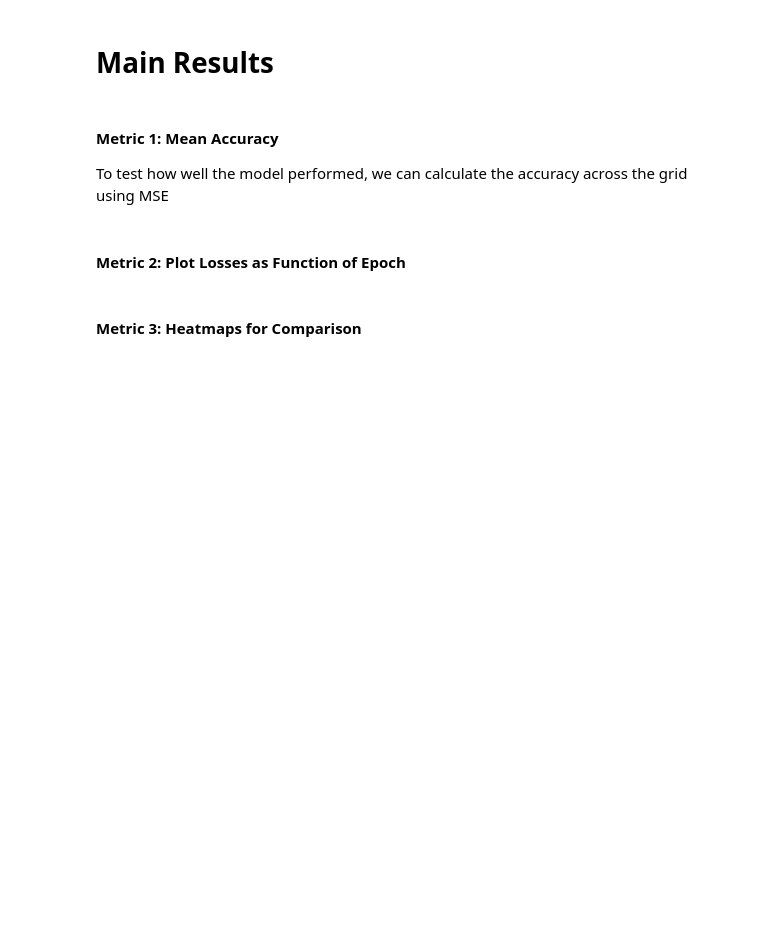
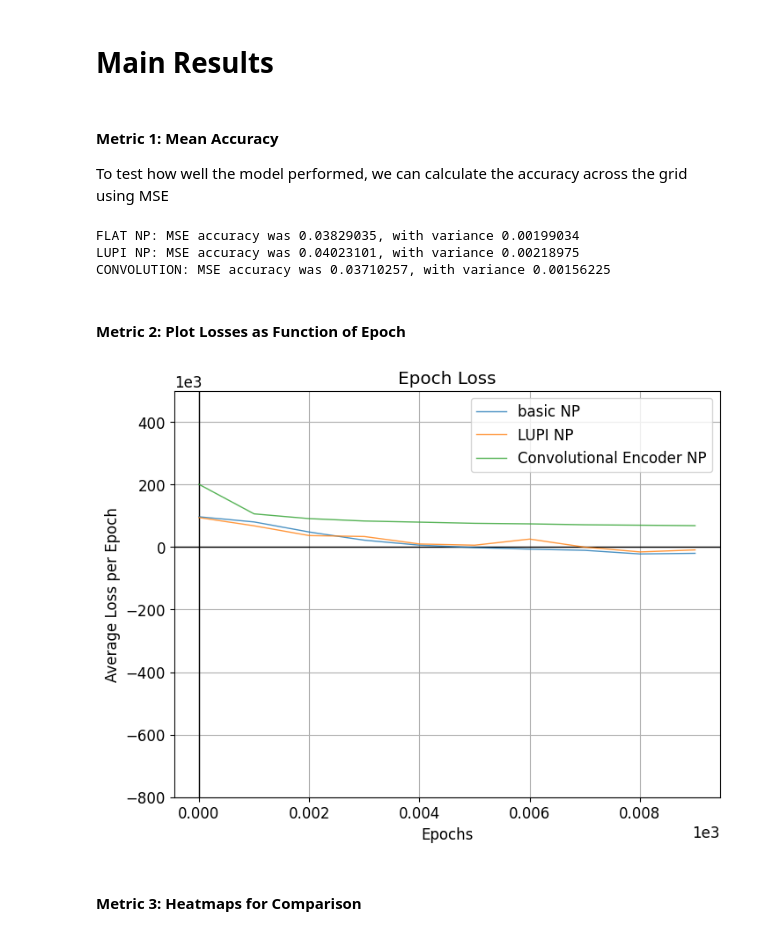
Before and after one commit to alexking100/part_III_project, a Jupyter notebook: np_heat_diffusion.ipynb, the cells around one changed output. Saved outputs shown, nothing was run; the diff lists cells and outputs as text; code cells hidden in the pictures; blank space fills up the shorter version.

```diff
--- a/np_heat_diffusion.ipynb
+++ b/np_heat_diffusion.ipynb
@@ -259,7 +361,7 @@ data_loader = DataLoader(meta_data, batch_size=dimensions['batch_size'], shuffle
 # %% [markdown]
 #### Obtain Results from Test Data
 # %%
-def test_model(neuralprocess, t_context, y_context, t_target, y_target):
+def test_model(neuralprocess, t_context, y_context, t_target, y_target, noise=False):
     # Switch to test mode
     neuralprocess.training = False
 
@@ -279,9 +381,16 @@ def test_model(neuralprocess, t_context, y_context, t_target, y_target):
         (y_target[id, :, :], y_out[id, :, :], var_out[id, :, :])
         for id in range(y_target.shape[0])
     ]
+    if not noise:
+        return result
 
-    return result
+    else:
+        predicted_mean = np.array([y_out[id, :, :] for id in range(y_target.shape[0])])
+        return predicted_mean
 # %%
+# How many iterations to average the noise over
+iterations = 20
+
 # Select which models to test
 test_convolutional_neural_process = True
 test_lupi_neural_process = True
@@ -297,9 +406,6 @@ t_context, y_context, _, _, _, _ = context_target_split(
     t[0:1], y[0:1], pi[0:1], dimensions['num_context'], dimensions['num_target']
 )
 
-# generate random noise between 0 and 1 to feed as context
-y_noise = 1 * torch.rand(y_context.shape)
-
 # Create a set of target points corresponding to in-sample time range
 t_target = torch.linspace(0, 1, dimensions['max_iter_time'])
 t_target = t_target.unsqueeze(1).unsqueeze(0)
@@ -314,7 +420,14 @@ y_target = y_target.reshape((dimensions['max_iter_time'], dimensions['grid_size'
 if test_lupi_neural_process:
     lupi_result = test_model(neuralprocess_pi, t_context, y_context, t_target, y_target)
     lupi_loss = torch.load('./metadata/lupi_epoch_loss_history')
-    lupi_result_noise = test_model(conv_neuralprocess, t_context, y_noise, t_target, y_target)
+    lupi_result_noise = torch.full((dimensions['max_iter_time'], dimensions['grid_size'], dimensions['grid_size']), 0)
+
+    for iter in range(iterations):
+        # generate random noise between 0 and 1 to feed as context
+        y_noise = 1 * torch.rand(y_context.shape)
+        lupi_result_noise = lupi_result_noise + torch.Tensor(test_model(neuralprocess_pi, t_context, y_noise, t_target, y_target, noise=True))
+
+    lupi_result_noise = lupi_result_noise / iterations
 
     torch.save(lupi_result, "./results/lupi_result.pt")
     torch.save(lupi_result_noise, "./results/lupi_result_noise.pt")
@@ -322,7 +435,13 @@ if test_lupi_neural_process:
 if test_flat_neural_process:
     result = test_model(neuralprocess, t_context, y_context, t_target, y_target)
     loss = torch.load('./metadata/epoch_loss_history')
-    result_noise = test_model(neuralprocess, t_context, y_noise, t_target, y_target)
+    result_noise = torch.full((dimensions['max_iter_time'], dimensions['grid_size'], dimensions['grid_size']), 0)
+
+    for iter in range(iterations):
+        # generate random noise between 0 and 1 to feed as context
+        y_noise = 1 * torch.rand(y_context.shape)
+        result_noise = result_noise + torch.Tensor(test_model(neuralprocess, t_context, y_noise, t_target, y_target, noise=True))
+    result_noise = result_noise / iterations
 
     torch.save(result, "./results/np_result.pt")
     torch.save(loss, "./results/loss.pt")
@@ -331,7 +450,13 @@ if test_flat_neural_process:
 if test_convolutional_neural_process:
     conv_result = test_model(conv_neuralprocess, t_context, y_context, t_target, y_target)
     conv_loss = torch.load('./metadata/conv_epoch_loss_history')
-    conv_result_noise = test_model(conv_neuralprocess, t_context, y_noise, t_target, y_target)
+    conv_result_noise = torch.full((dimensions['max_iter_time'], dimensions['grid_size'], dimensions['grid_size']), 0)
+
+    for iter in range(iterations):
+        # generate random noise between 0 and 1 to feed as context
+        y_noise = 1 * torch.rand(y_context.shape)
+        conv_result_noise = conv_result_noise + torch.Tensor(test_model(conv_neuralprocess, t_context, y_noise, t_target, y_target, noise=True))
+    conv_result_noise = conv_result_noise / iterations
 
     torch.save(conv_result, "./results/conv_result.pt")
     torch.save(conv_loss, "./results/conv_loss.pt")
@@ -398,9 +523,15 @@ print(
         conv_performance.mean_accuracy, conv_performance.var_accuracy
     )
 )
+# %% [output]
+FLAT NP: MSE accuracy was 0.03829035, with variance 0.00199034
+LUPI NP: MSE accuracy was 0.04023101, with variance 0.00218975
+CONVOLUTION: MSE accuracy was 0.03710257, with variance 0.00156225
 # %% [markdown]
 #### Metric 2: Plot Losses as Function of Epoch
 # %%
-plot_losses(loss=loss, lupi_loss=lupi_loss, conv_loss=conv_loss)
+plot_losses(loss=loss, lupi_loss=lupi_loss, conv_loss=conv_loss, plot_moving_average=False)
+# %% [output]
+[figure, added]
 # %% [markdown]
 #### Metric 3: Heatmaps for Comparison
```
Also changed, not shown: parts of 20 cells of this notebook, 17 other files.
